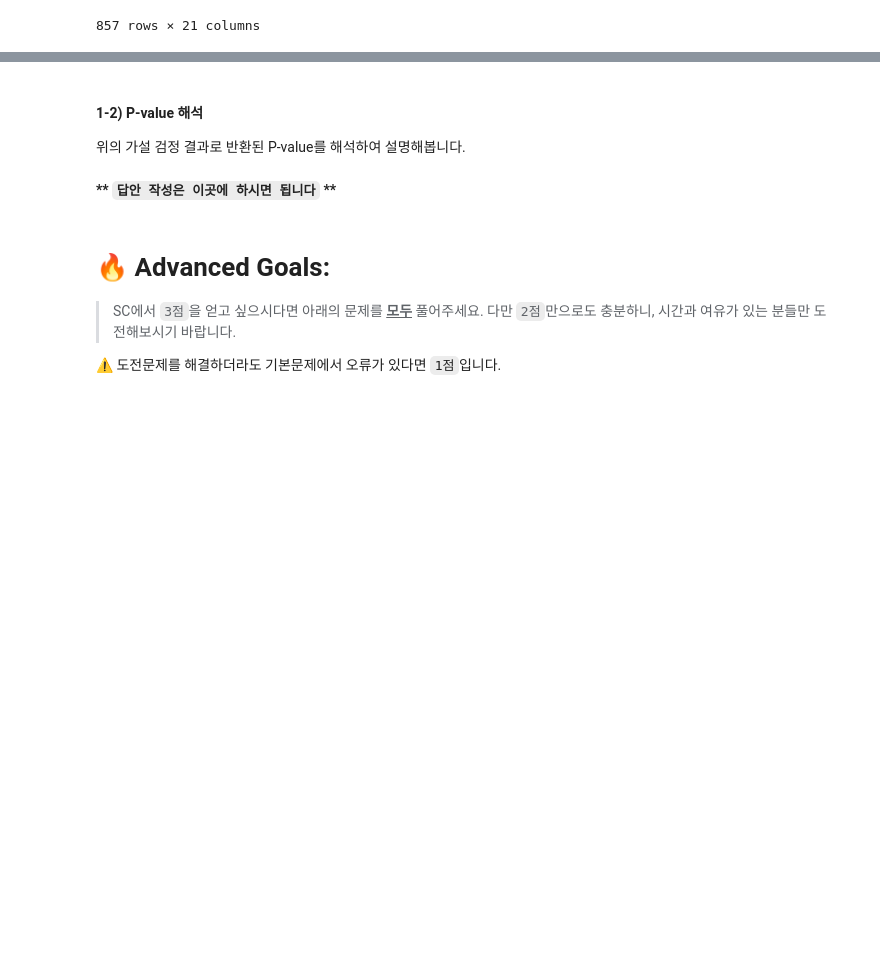
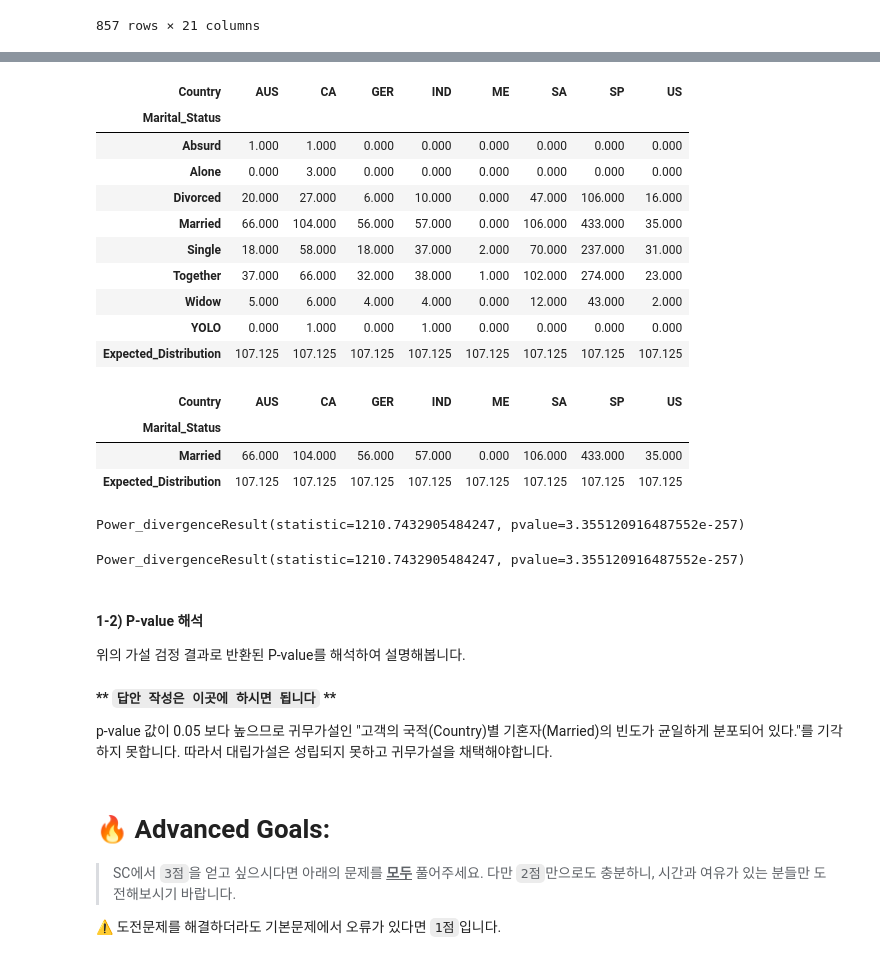
Before and after one commit to KYOH95/Database_Studies, a Jupyter notebook: ai_sc12x.ipynb, the cells around one changed output, grey strips where cells are left out. Saved outputs shown, nothing was run; the diff lists cells and outputs as text; code cells hidden in the pictures; blank space fills up the shorter version.

```diff
--- a/ai_sc12x.ipynb
+++ b/ai_sc12x.ipynb
@@ -200,0 +209,5 @@ df[condition]
+# %%
+#국적별 빈도가 균일하다고 가정하는 것을 기대 분포라고 합니다.
+#우리의 데이터에서 기대 분포를 만든 뒤, 이에 해당하는 빈도값을 소숫점 셋째 자리까지 구하시오.
+expected = (df[condition].shape[0]) / (df["Country"].nunique())
+expected
@@ -200,0 +216,3 @@ df[condition]
+# %%
+df_clean = df[["Country","Marital_Status"]]
+df_clean
@@ -200,0 +233,3 @@ df[condition]
+# %%
+contingency_table = pd.crosstab(index = [df_clean.Marital_Status], columns = df_clean.Country)
+contingency_table
@@ -200,0 +247,23 @@ df[condition]
+# %%
+contingency_table.loc["Expected_Distribution"] = expected #107.25
+contingency_table
+# %% [output]
+| Country | AUS | CA | GER | IND | ME | SA | SP | US |
+| Marital_Status |  |  |  |  |  |  |  |  |
+| Absurd | 1.000 | 1.000 | 0.000 | 0.000 | 0.000 | 0.000 | 0.000 | 0.000 |
+| Alone | 0.000 | 3.000 | 0.000 | 0.000 | 0.000 | 0.000 | 0.000 | 0.000 |
+| Divorced | 20.000 | 27.000 | 6.000 | 10.000 | 0.000 | 47.000 | 106.000 | 16.000 |
+| Married | 66.000 | 104.000 | 56.000 | 57.000 | 0.000 | 106.000 | 433.000 | 35.000 |
+| Single | 18.000 | 58.000 | 18.000 | 37.000 | 2.000 | 70.000 | 237.000 | 31.000 |
+| Together | 37.000 | 66.000 | 32.000 | 38.000 | 1.000 | 102.000 | 274.000 | 23.000 |
+| Widow | 5.000 | 6.000 | 4.000 | 4.000 | 0.000 | 12.000 | 43.000 | 2.000 |
+| YOLO | 0.000 | 1.000 | 0.000 | 1.000 | 0.000 | 0.000 | 0.000 | 0.000 |
+| Expected_Distribution | 107.125 | 107.125 | 107.125 | 107.125 | 107.125 | 107.125 | 107.125 | 107.125 |
+# %%
+contingency_table_clean = contingency_table.loc[['Married','Expected_Distribution']]
+contingency_table_clean
+# %% [output]
+| Country | AUS | CA | GER | IND | ME | SA | SP | US |
+| Marital_Status |  |  |  |  |  |  |  |  |
+| Married | 66.000 | 104.000 | 56.000 | 57.000 | 0.000 | 106.000 | 433.000 | 35.000 |
+| Expected_Distribution | 107.125 | 107.125 | 107.125 | 107.125 | 107.125 | 107.125 | 107.125 | 107.125 |
@@ -201,8 +273,18 @@ df[condition]
+# %%
+chisquare(f_obs = obs,f_exp = exp, axis=None)
+# %% [output]
+Power_divergenceResult(statistic=1210.7432905484247, pvalue=3.355120916487552e-257)
+# %%
+chisquare(contingency_table.loc["Married"])
+# %% [output]
+Power_divergenceResult(statistic=1210.7432905484247, pvalue=3.355120916487552e-257)
 # %% [markdown]
 #### 1-2) P-value 해석
 위의 가설 검정 결과로 반환된 P-value를 해석하여 설명해봅니다.
-# %% [markdown]
-**\*\* `답안 작성은 이곳에 하시면 됩니다` \*\***
+# %% [markdown]
+**\*\* `답안 작성은 이곳에 하시면 됩니다` \*\***
+
+p-value 값이 0.05 보다 높으므로 귀무가설인 "고객의 국적(Country)별 기혼자(Married)의 빈도가 균일하게 분포되어 있다."를 기각하지 못합니다. 따라서 대립가설은 성립되지 못하고 귀무가설을 채택해야합니다.
 # %% [markdown]
 # 🔥 Advanced Goals:
 > SC에서 `3점`을 얻고 싶으시다면 아래의 문제를 <u>**모두**</u> 풀어주세요. 다만 `2점`만으로도 충분하니, 시간과 여유가 있는 분들만 도전해보시기 바랍니다.
```
Also changed, not shown: parts of 9 cells of this notebook.
